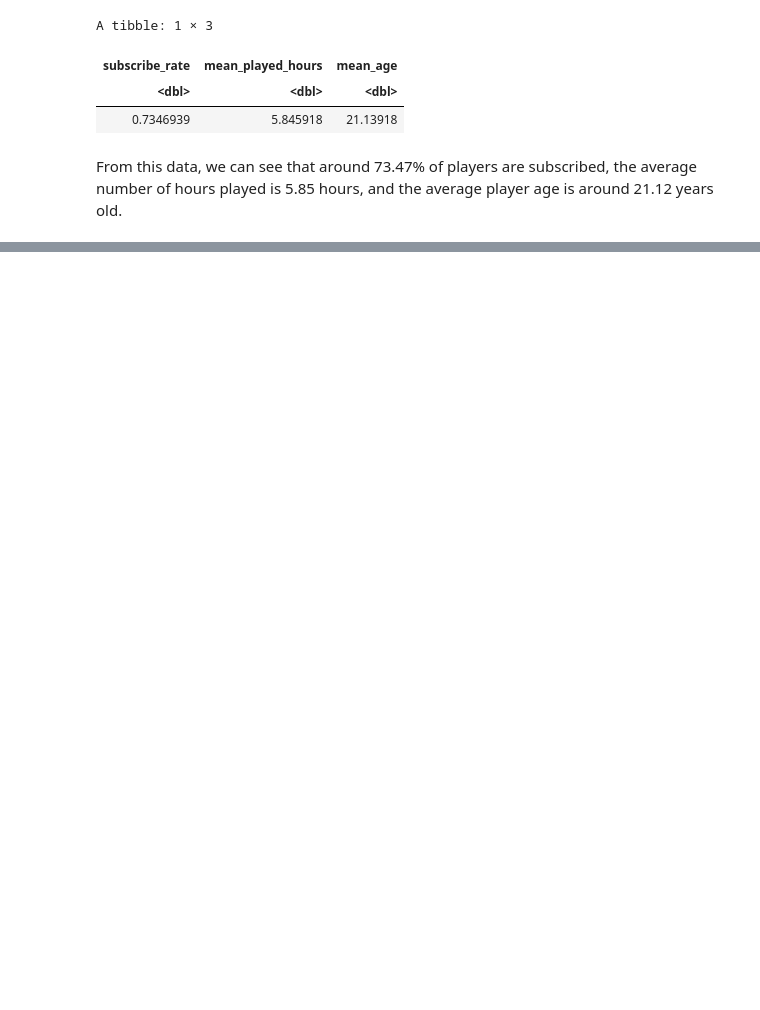
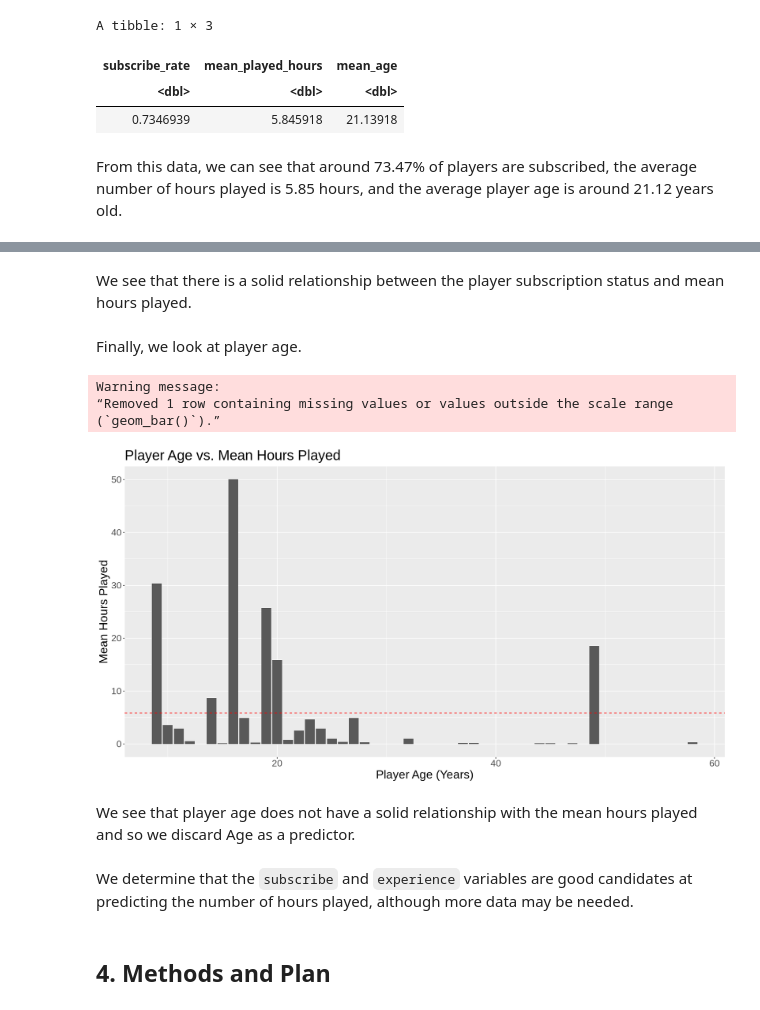
Before and after one commit to testifyer1041/DSCI-100-Group-Project-Individual-33-Samuel-Yu, a Jupyter notebook: DSCI 100 Group Project Individual 33 Samuel Yu.ipynb, the cells around one changed output, grey strips where cells are left out. Saved outputs shown, nothing was run; the diff lists cells and outputs as text; code cells hidden in the pictures; blank space fills up the shorter version.

```diff
--- a/DSCI 100 Group Project Individual 33 Samuel Yu.ipynb
+++ b/DSCI 100 Group Project Individual 33 Samuel Yu.ipynb
@@ -74,0 +107,25 @@ From this data, we can see that around 73.47% of players are subscribed, the ave
+# %% [markdown]
+We see that there is a solid relationship between the player subscription status and mean hours played.
+# %% [markdown]
+Finally, we look at player age.
+# %%
+options(repr.plot.width = 15, repr.plot.height = 8)
+players_data |>
+    group_by(Age)|>
+    summarize(mean_hours_played = mean(played_hours, na.rm = TRUE)) |>
+    ggplot(aes(x = Age, y = mean_hours_played)) +
+    geom_bar(stat = "identity") +
+    geom_hline(yintercept = mean(players_data$played_hours, na.rm = TRUE), linetype = "dashed", color = "red") +
+    labs(x = "Player Age (Years)", y = "Mean Hours Played", title = "Player Age vs. Mean Hours Played") +
+    theme(text = element_text(size = 20))
+# %% [output]
+Warning message:
+“Removed 1 row containing missing values or values outside the scale range
+(`geom_bar()`).”
+[figure, added]
+# %% [markdown]
+We see that player age does not have a solid relationship with the mean hours played and so we discard Age as a predictor.
+# %% [markdown]
+We determine that the `subscribe` and `experience` variables are good candidates at predicting the number of hours played, although more data may be needed.
+# %% [markdown]
+## 4. Methods and Plan
```
Also changed, not shown: parts of 7 cells of this notebook.
